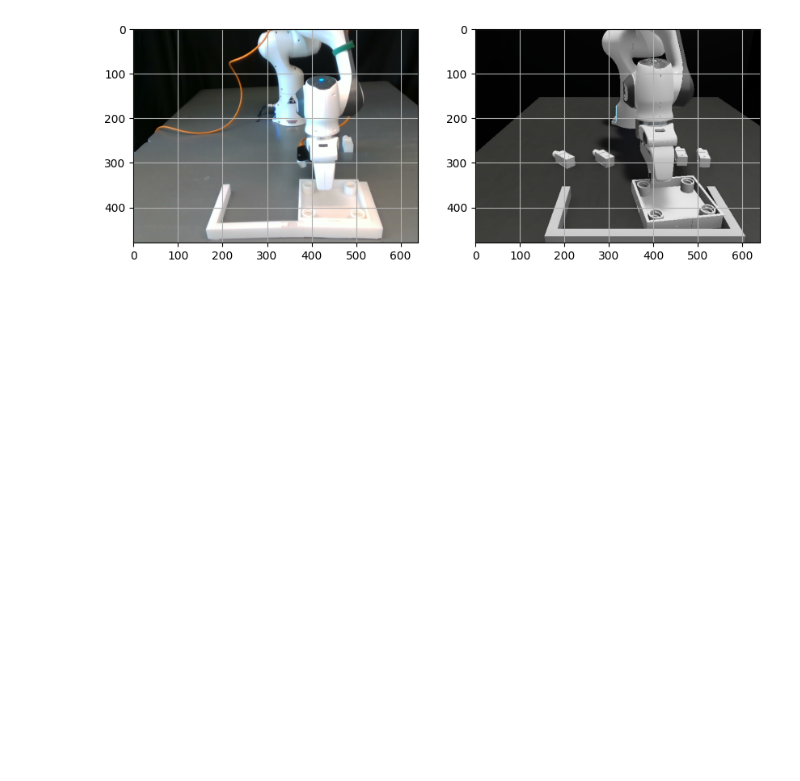
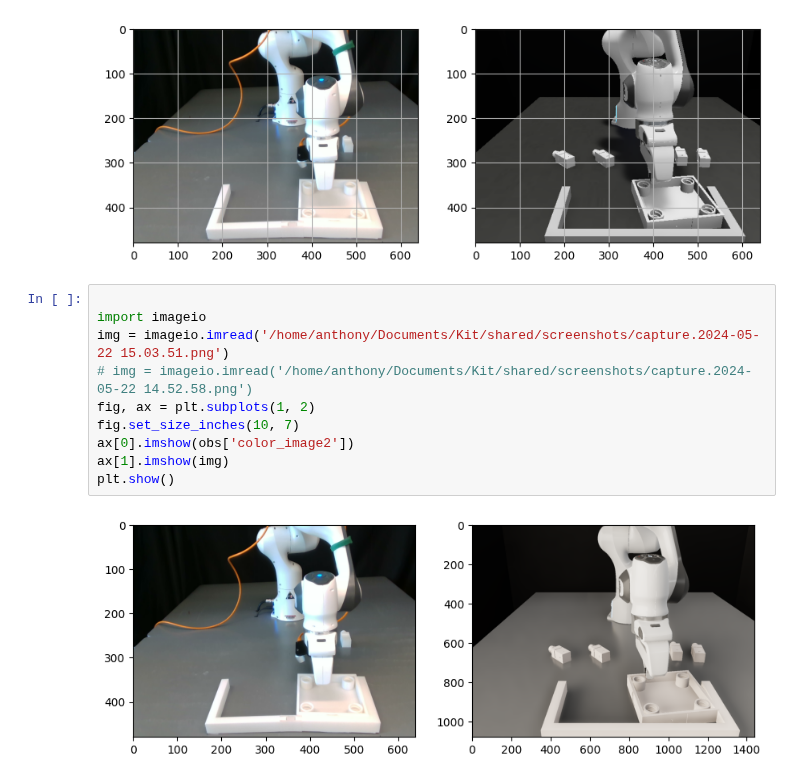
Before and after one commit to ankile/robust-rearrangement, a Jupyter notebook: notebooks/07_as_align_inspect_cameras.ipynb, the cells around one changed output. Saved outputs shown, nothing was run; the diff lists cells and outputs as text; blank space fills up the shorter version.

```diff
--- a/notebooks/07_as_align_inspect_cameras.ipynb
+++ b/notebooks/07_as_align_inspect_cameras.ipynb
@@ -72,3 +72,15 @@ ax[1].grid()
 plt.show()
 # %% [output]
 [figure]
+# %%
+
+import imageio
+img = imageio.imread('/home/anthony/Documents/Kit/shared/screenshots/capture.2024-05-22 15.03.51.png')
+# img = imageio.imread('/home/anthony/Documents/Kit/shared/screenshots/capture.2024-05-22 14.52.58.png')
+fig, ax = plt.subplots(1, 2)
+fig.set_size_inches(10, 7)
+ax[0].imshow(obs['color_image2'])
+ax[1].imshow(img)
+plt.show()
+# %% [output]
+[figure, added]
```
Also changed, not shown: 1 other file.
